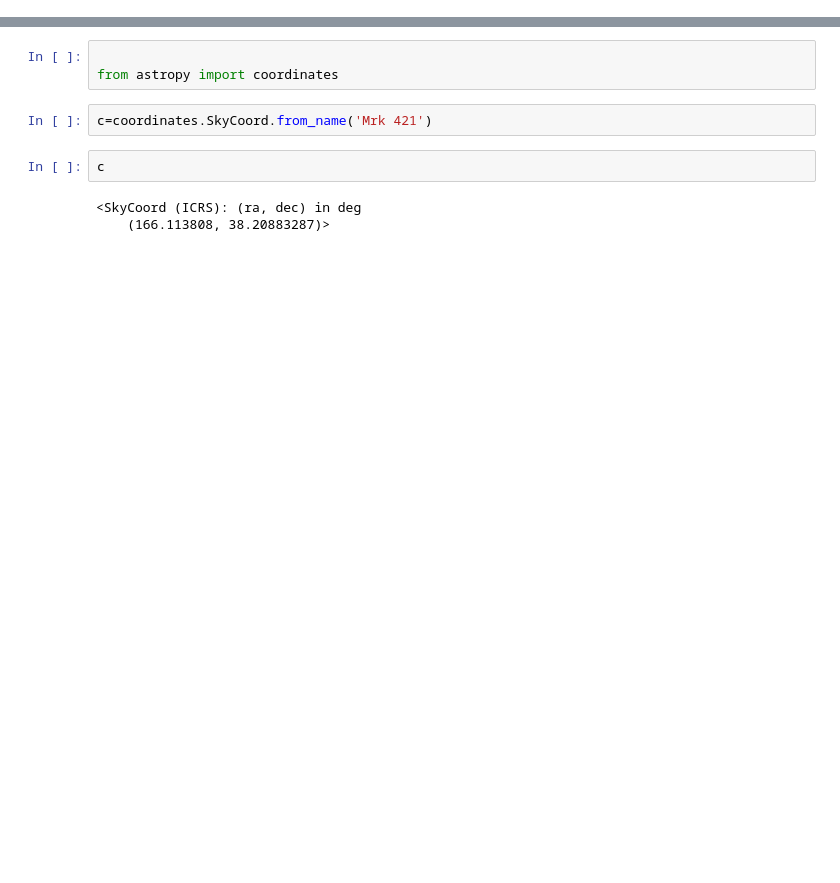
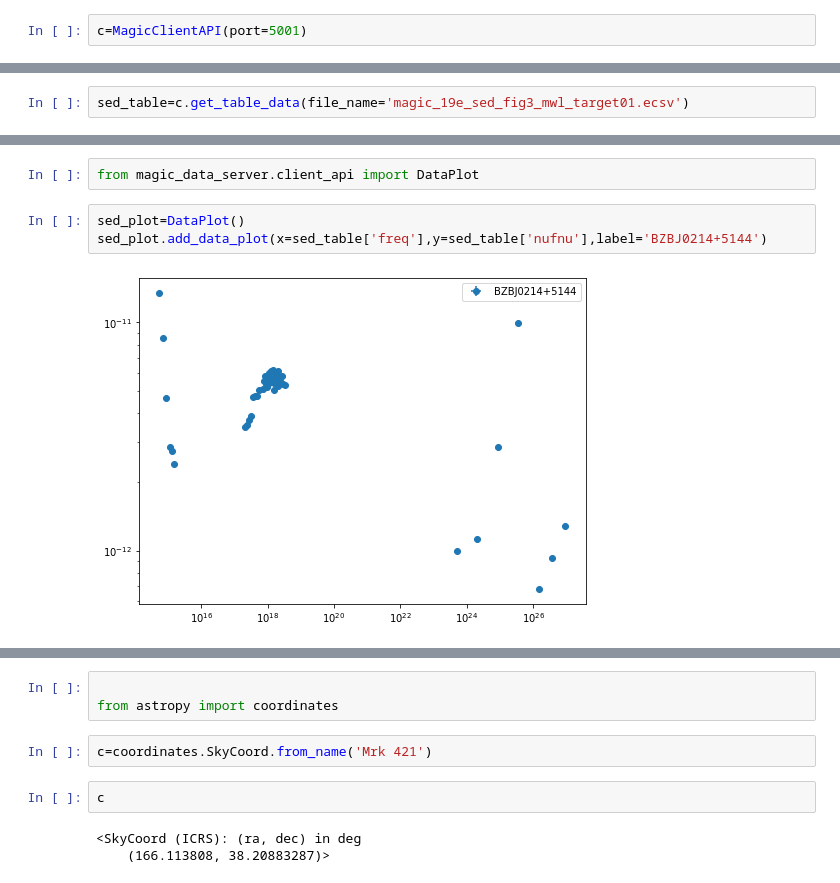
Before and after one commit to oda-hub/magic-backend, a Jupyter notebook: test_examples/magic-test.ipynb, the cells around one changed output, grey strips where cells are left out. Cells and saved outputs as stored; diff of their text form; blank space fills up the shorter version.

```diff
--- a/test_examples/magic-test.ipynb
+++ b/test_examples/magic-test.ipynb
@@ -101,0 +12,2 @@ _o_dict['astropy_table']['name']
+# %%
+c=MagicClientAPI(port=5001)
@@ -101,0 +69,2 @@ _o_dict['astropy_table']['name']
+# %%
+sed_table=c.get_table_data(file_name='magic_19e_sed_fig3_mwl_target01.ecsv')
@@ -101,0 +97,7 @@ _o_dict['astropy_table']['name']
+# %%
+from magic_data_server.client_api import DataPlot
+# %%
+sed_plot=DataPlot()
+sed_plot.add_data_plot(x=sed_table['freq'],y=sed_table['nufnu'],label='BZBJ0214+5144')
+# %% [output]
+[figure, added]
```
Also changed, not shown: parts of 14 cells of this notebook, 2 other files.
